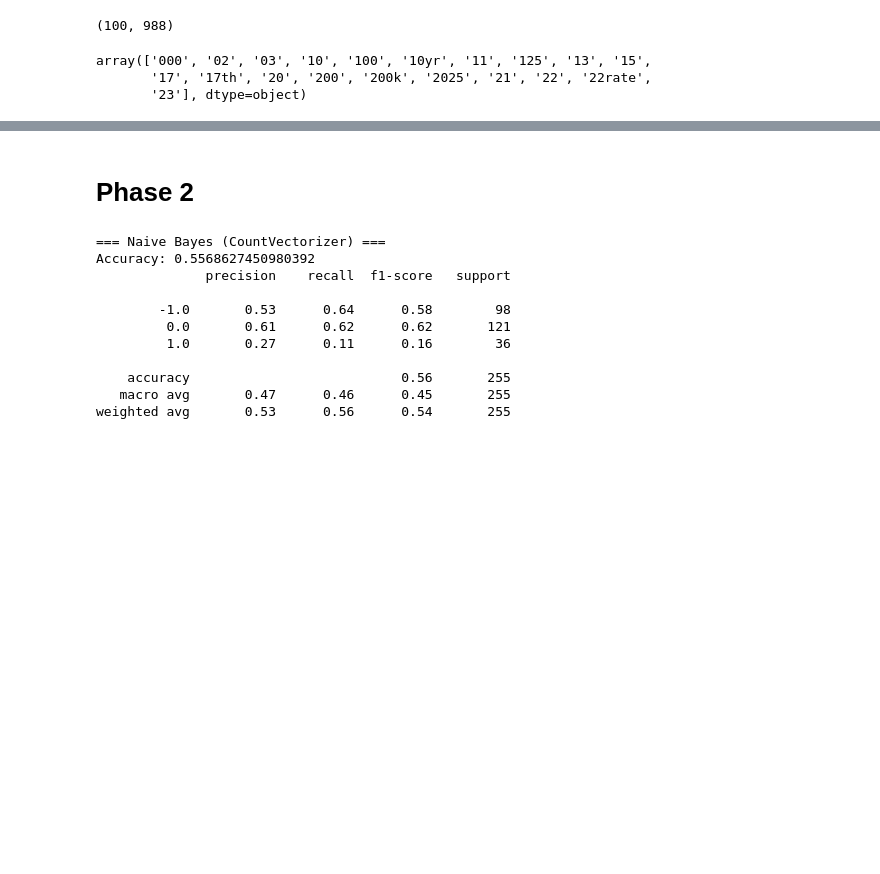
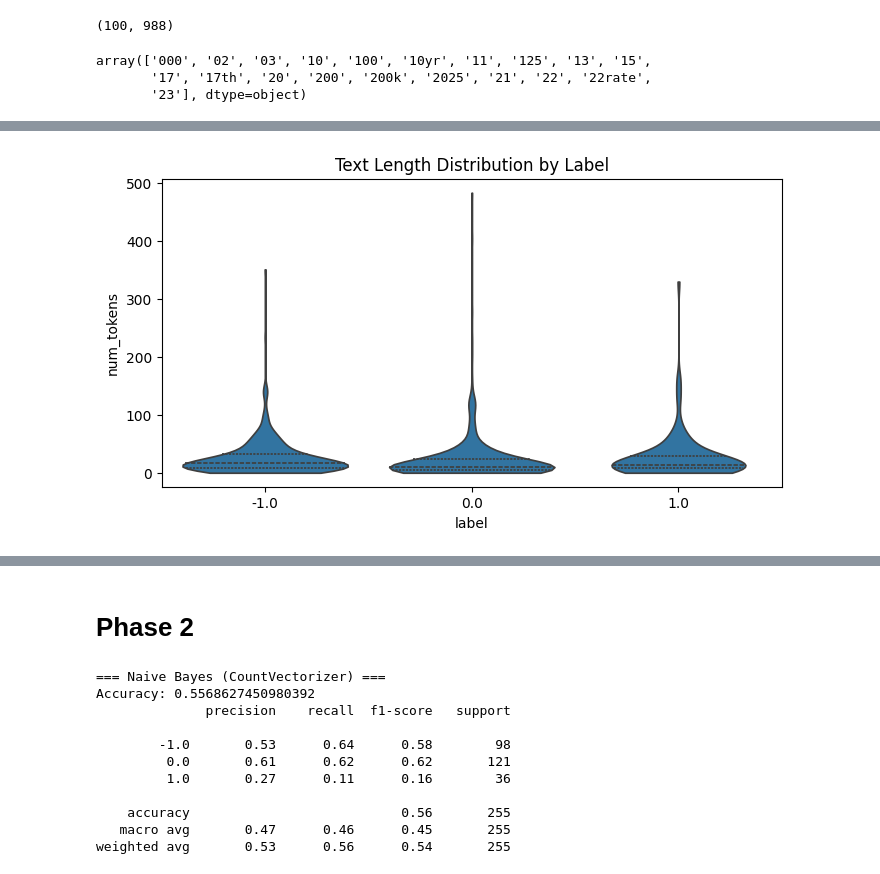
Before and after one commit to welly2140/DM2025-Lab1-Exercise, a Jupyter notebook: DM2025-Lab1-Homework.ipynb, the cells around one changed output, grey strips where cells are left out. Cells and saved outputs as stored; diff of their text form; code cells hidden in the pictures; blank space fills up the shorter version.

```diff
--- a/DM2025-Lab1-Homework.ipynb
+++ b/DM2025-Lab1-Homework.ipynb
@@ -183,0 +194,12 @@ plt.show()
+# %%
+# Text length distribution by label
+df['text_len'] = df['text'].astype(str).str.split().map(len)
+
+plt.figure(figsize=(8,4))
+sns.violinplot(data=df, x='label', y='text_len', cut=0, inner='quartile')
+plt.title("Text Length Distribution by Label")
+plt.xlabel("label")
+plt.ylabel("num_tokens")
+plt.show()
+# %% [output]
+[figure, added]
```
Also changed, not shown: parts of 7 cells of this notebook.
